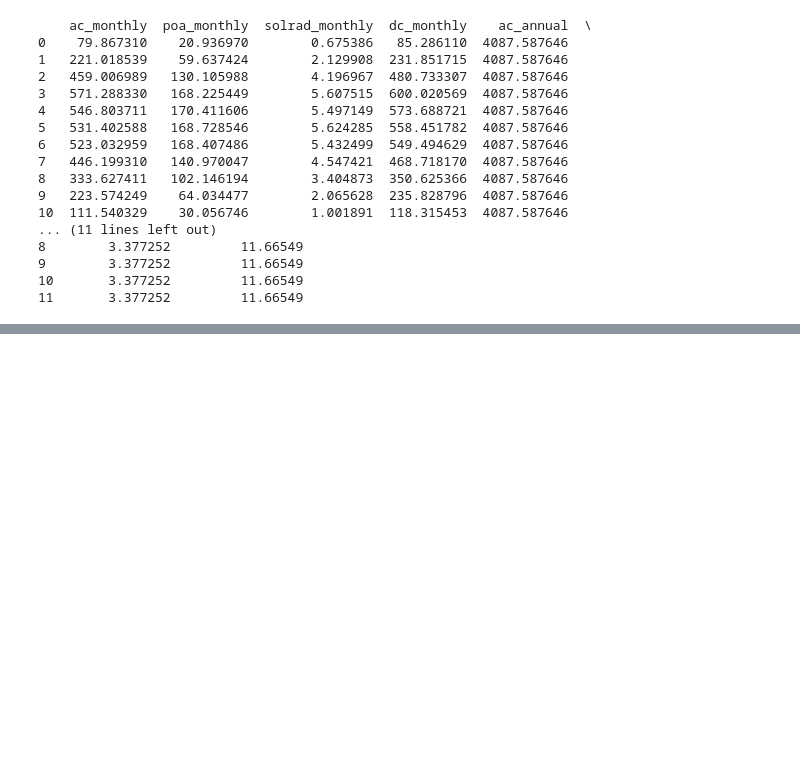
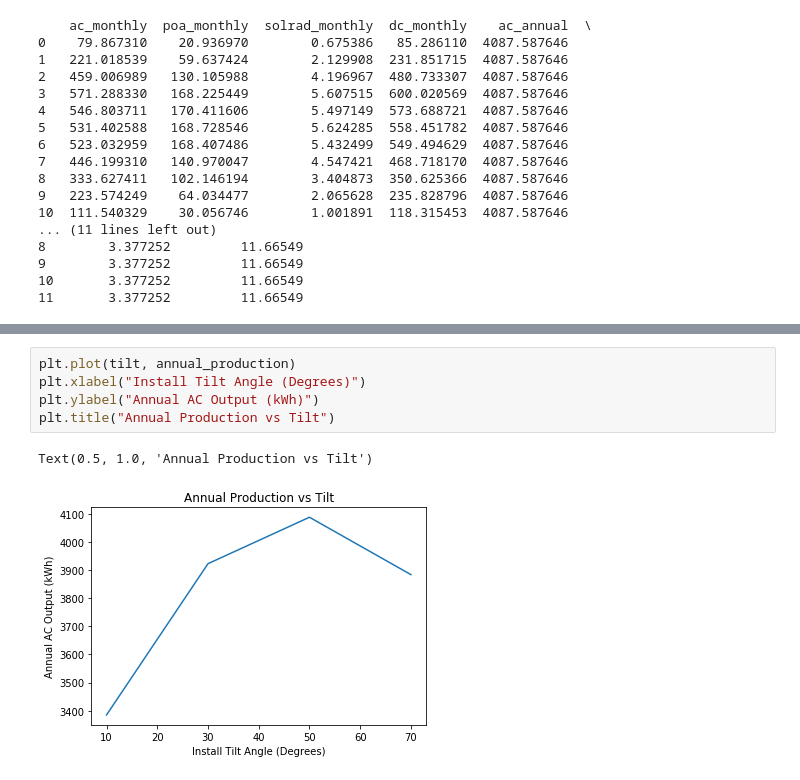
Before and after one commit to acep-uaf/ACEP_solar, a Jupyter notebook: Exploring API Calls to NREL.ipynb, the cells around one changed output, grey strips where cells are left out. Cells and saved outputs as stored; diff of their text form; blank space fills up the shorter version.

```diff
--- a/Exploring API Calls to NREL.ipynb
+++ b/Exploring API Calls to NREL.ipynb
@@ -232,0 +269,8 @@ print(nrel_list_of_responses[2])
+# %%
+plt.plot(tilt, annual_production)
+plt.xlabel("Install Tilt Angle (Degrees)")
+plt.ylabel("Annual AC Output (kWh)")
+plt.title("Annual Production vs Tilt")
+# %% [output]
+Text(0.5, 1.0, 'Annual Production vs Tilt')
+[figure, added]
```
Also changed, not shown: parts of 4 cells of this notebook.
